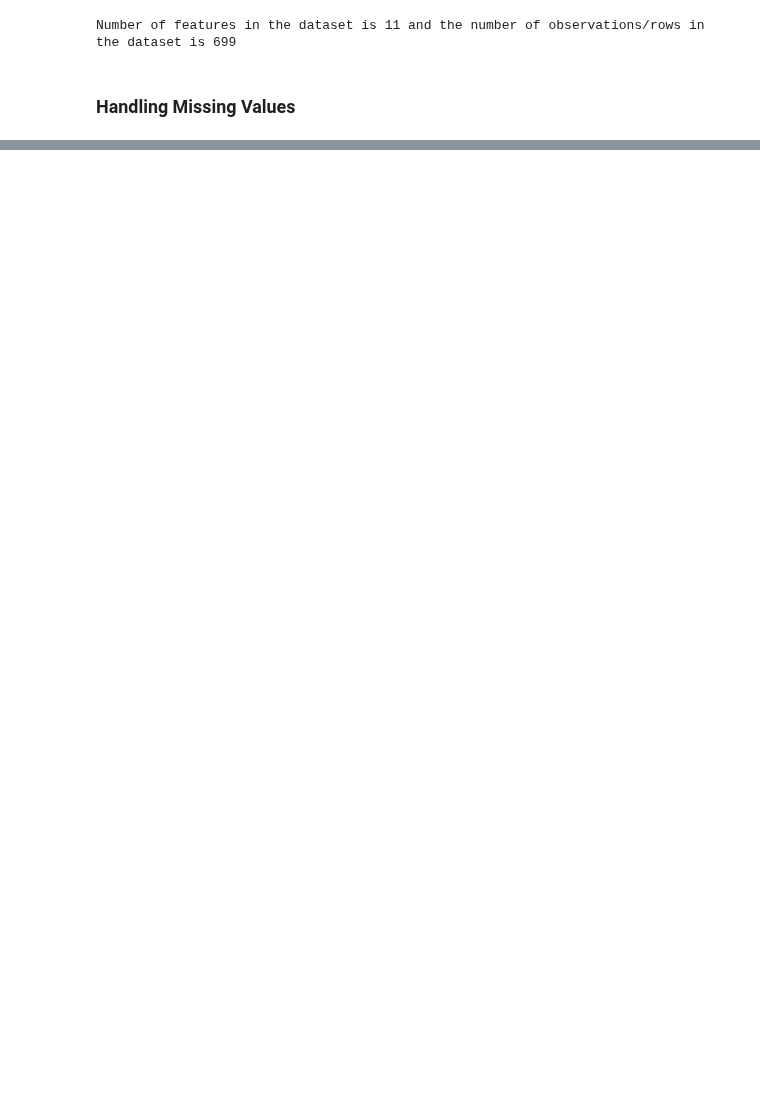
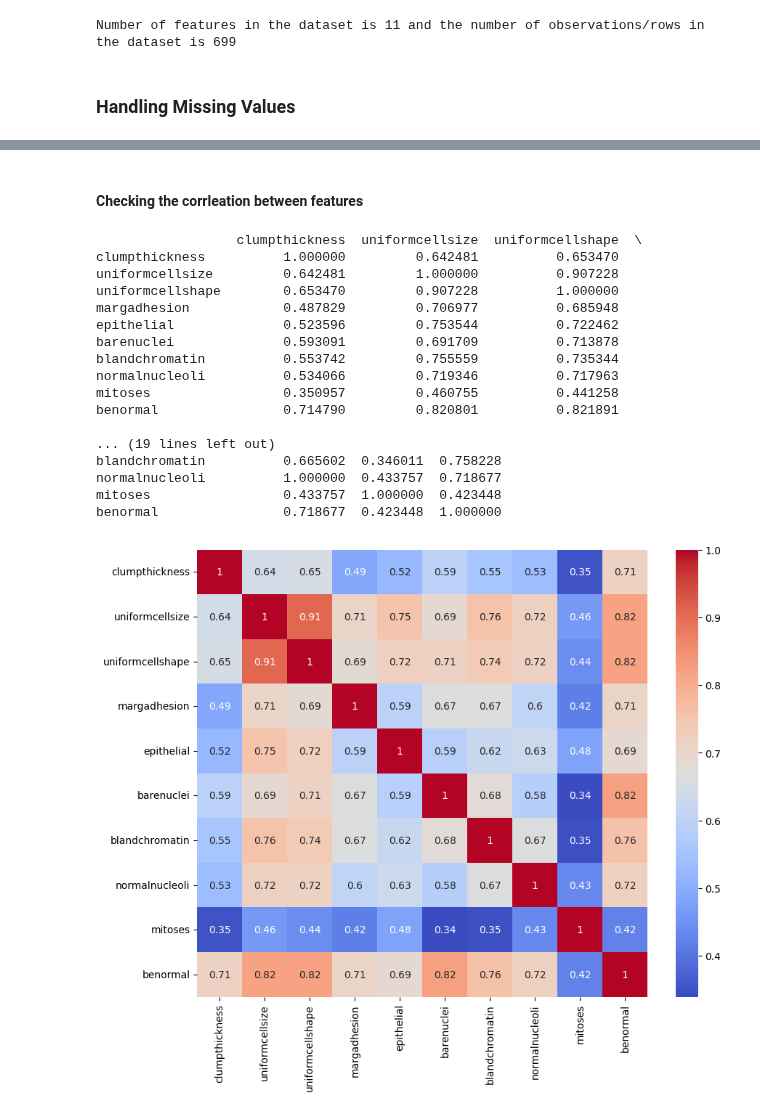
Before and after one commit to Darknight47/Classification-Projects, a Jupyter notebook: Logistic Regression/breast_cancer_prediction.ipynb, the cells around one changed output, grey strips where cells are left out. Drawn from its saved outputs; the diff is of its cells as text; code cells hidden in the pictures; blank space fills up the shorter version.

```diff
--- a/Logistic Regression/breast_cancer_prediction.ipynb
+++ b/Logistic Regression/breast_cancer_prediction.ipynb
@@ -48,6 +48,7 @@ from sklearn.linear_model import LogisticRegression
 from sklearn.metrics import confusion_matrix, accuracy_score
 # %%
 dataset = pd.read_csv("../Datasets/breast-cancer-wisconsin.csv")
+dataset = dataset.replace("?", np.NaN)
 # %%
 RANDOM_STATE = 42
 # %% [markdown]
@@ -111 +112,3 @@ benormal            0
 dtype: int64
+# %%
+dataset = dataset.dropna()
@@ -111,0 +122,5 @@ dtype: int64
+# %%
+# The ID column should not be included as a feature in your machine learning model, as it does not
+# provide any predictive value. IDs are unique identifiers and do not contain any information that
+# would help in predicting the target class.
+dataset = dataset.drop(columns=['id'])
@@ -111,0 +136,35 @@ dtype: int64
+# %% [markdown]
+#### Checking the corrleation between features
+# %%
+# Calculate the correlation matrix
+correlation_matrix = dataset.corr()
+
+# Display the correlation matrix
+print(correlation_matrix)
+
+# Optionally, visualize the correlation matrix using a heatmap
+import seaborn as sns
+import matplotlib.pyplot as plt
+
+plt.figure(figsize=(10, 8))
+sns.heatmap(correlation_matrix, annot=True, cmap='coolwarm')
+plt.show()
+# %% [output]
+                  clumpthickness  uniformcellsize  uniformcellshape  \
+clumpthickness          1.000000         0.642481          0.653470
+uniformcellsize         0.642481         1.000000          0.907228
+uniformcellshape        0.653470         0.907228          1.000000
+margadhesion            0.487829         0.706977          0.685948
+epithelial              0.523596         0.753544          0.722462
+barenuclei              0.593091         0.691709          0.713878
+blandchromatin          0.553742         0.755559          0.735344
+normalnucleoli          0.534066         0.719346          0.717963
+mitoses                 0.350957         0.460755          0.441258
+benormal                0.714790         0.820801          0.821891
+
+... (19 lines left out)
+blandchromatin          0.665602  0.346011  0.758228
+normalnucleoli          1.000000  0.433757  0.718677
+mitoses                 0.433757  1.000000  0.423448
+benormal                0.718677  0.423448  1.000000
+[figure, added]
```
Also changed, not shown: parts of 5 cells of this notebook.
